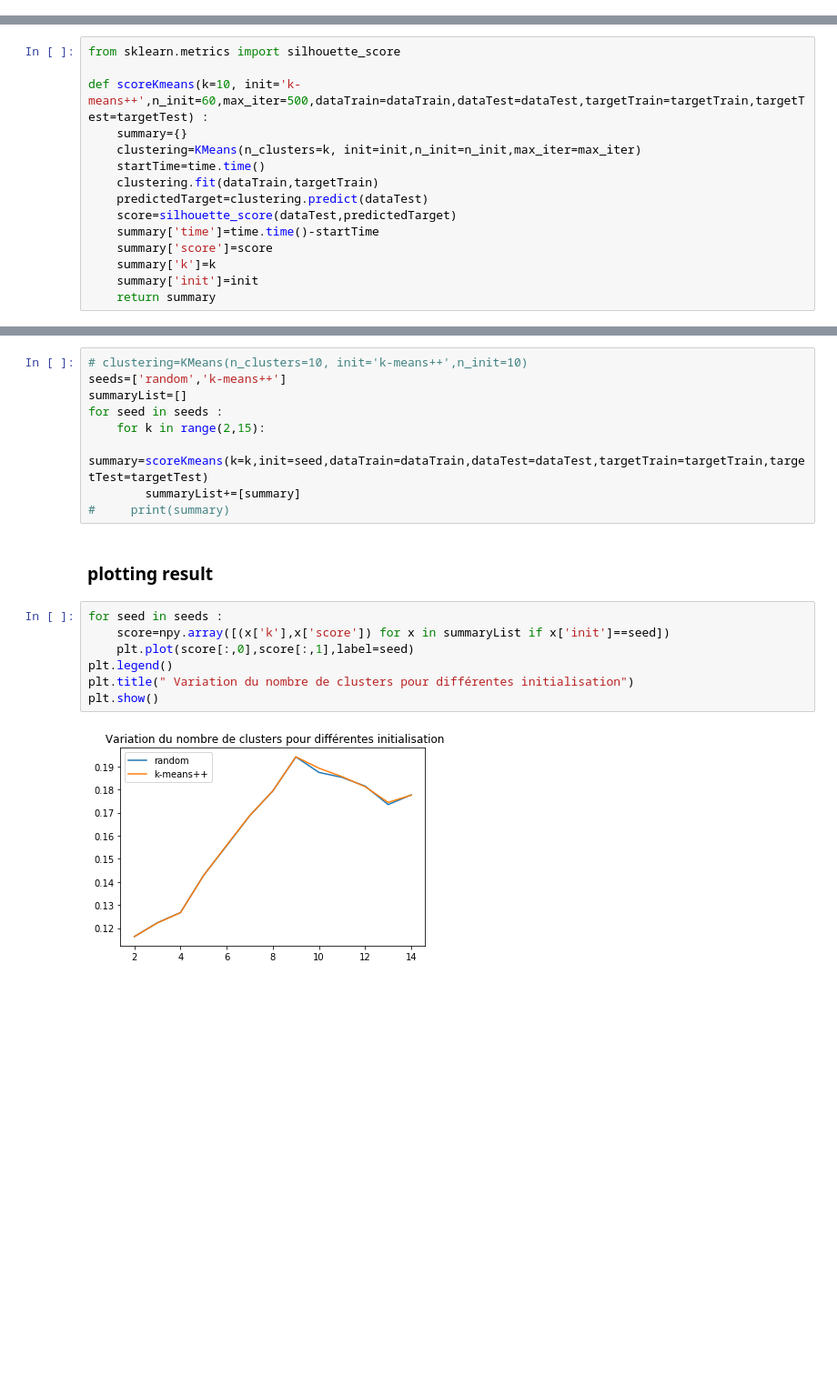
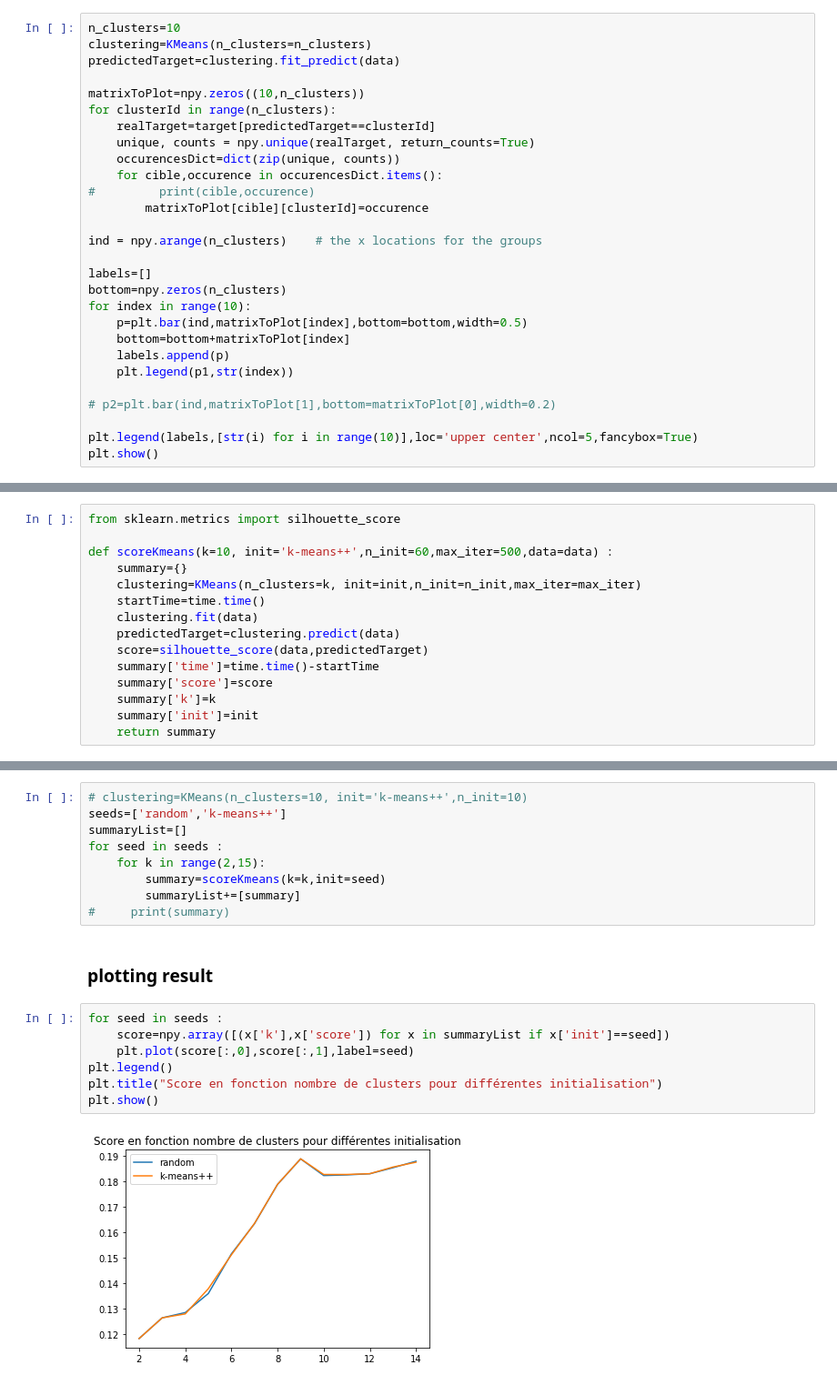
Before and after one commit to chivunito/Unsupervised-learning, a Jupyter notebook: UnsupervisedLearning.ipynb, the cells around one changed output, grey strips where cells are left out. Shown: that part at 91% size. Saved outputs shown, nothing was run; the diff lists cells and outputs as text; blank space fills up the shorter version.

Commit message:
Modification, ajout d'un plot de répartition des clusters

```diff
--- a/UnsupervisedLearning.ipynb
+++ b/UnsupervisedLearning.ipynb
@@ -51,0 +53,28 @@ plotImage(3)
+# %%
+n_clusters=10
+clustering=KMeans(n_clusters=n_clusters)
+predictedTarget=clustering.fit_predict(data)
+
+matrixToPlot=npy.zeros((10,n_clusters))
+for clusterId in range(n_clusters):
+    realTarget=target[predictedTarget==clusterId]
+    unique, counts = npy.unique(realTarget, return_counts=True)
+    occurencesDict=dict(zip(unique, counts))
+    for cible,occurence in occurencesDict.items():
+#         print(cible,occurence)
+        matrixToPlot[cible][clusterId]=occurence
+
+ind = npy.arange(n_clusters)    # the x locations for the groups
+
+labels=[]
+bottom=npy.zeros(n_clusters)
+for index in range(10):
+    p=plt.bar(ind,matrixToPlot[index],bottom=bottom,width=0.5)
+    bottom=bottom+matrixToPlot[index]
+    labels.append(p)
+    plt.legend(p1,str(index))
+
+# p2=plt.bar(ind,matrixToPlot[1],bottom=matrixToPlot[0],width=0.2)
+
+plt.legend(labels,[str(i) for i in range(10)],loc='upper center',ncol=5,fancybox=True)
+plt.show()
@@ -67,13 +101,13 @@ http://scikitlearn.org/stable/modules/generated/sklearn.cluster.KMeans.html
 # %%
 from sklearn.metrics import silhouette_score
 
-def scoreKmeans(k=10, init='k-means++',n_init=60,max_iter=500,dataTrain=dataTrain,dataTest=dataTest,targetTrain=targetTrain,targetTest=targetTest) :
+def scoreKmeans(k=10, init='k-means++',n_init=60,max_iter=500,data=data) :
     summary={}
     clustering=KMeans(n_clusters=k, init=init,n_init=n_init,max_iter=max_iter)
     startTime=time.time()
-    clustering.fit(dataTrain,targetTrain)
-    predictedTarget=clustering.predict(dataTest)
-    score=silhouette_score(dataTest,predictedTarget)
+    clustering.fit(data)
+    predictedTarget=clustering.predict(data)
+    score=silhouette_score(data,predictedTarget)
     summary['time']=time.time()-startTime
     summary['score']=score
     summary['k']=k
@@ -95,7 +129,7 @@ seeds=['random','k-means++']
 summaryList=[]
 for seed in seeds :
     for k in range(2,15):
-        summary=scoreKmeans(k=k,init=seed,dataTrain=dataTrain,dataTest=dataTest,targetTrain=targetTrain,targetTest=targetTest)
+        summary=scoreKmeans(k=k,init=seed)
         summaryList+=[summary]
 #     print(summary)
 # %% [markdown]
@@ -103,9 +137,9 @@ for seed in seeds :
 # %%
 for seed in seeds :
     score=npy.array([(x['k'],x['score']) for x in summaryList if x['init']==seed])
     plt.plot(score[:,0],score[:,1],label=seed)
 plt.legend()
-plt.title(" Variation du nombre de clusters pour différentes initialisation")
+plt.title("Score en fonction nombre de clusters pour différentes initialisation")
 plt.show()
 # %% [output]
-[figure, old version]
+[figure, new version]
```
Also changed, not shown: parts of 20 cells of this notebook.
